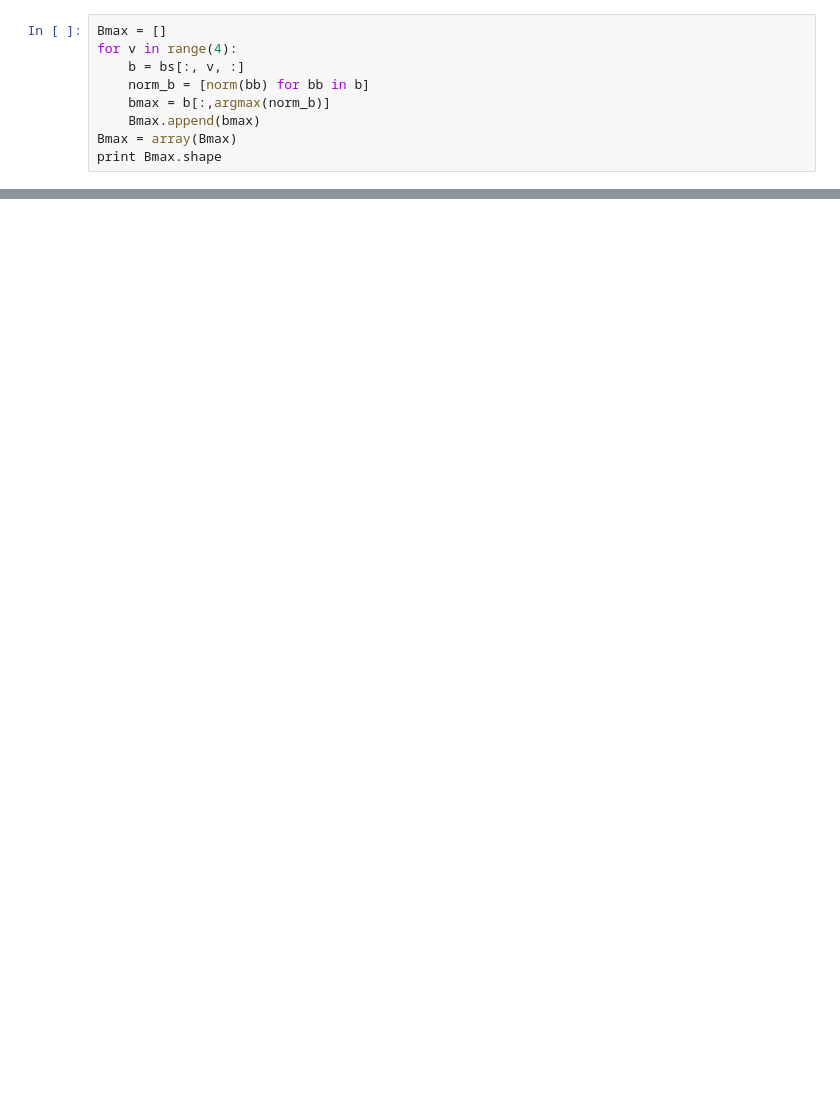
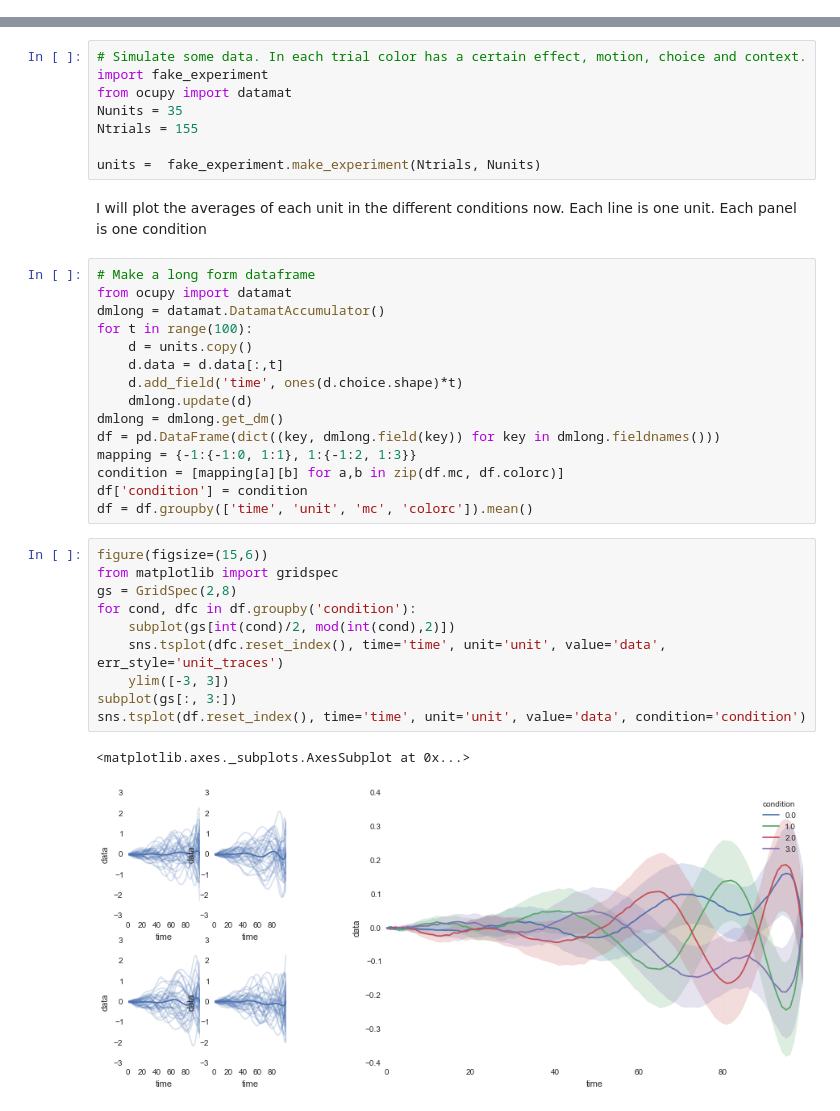
Before and after one commit to nwilming/statespace, a Jupyter notebook: State space analysis.ipynb, the cells around one changed output, grey strips where cells are left out. Drawn from its saved outputs; the diff is of its cells as text; blank space fills up the shorter version.

```diff
--- a/State space analysis.ipynb
+++ b/State space analysis.ipynb
@@ -192,9 +0,0 @@ for v in range(4):
-# %%
-Bmax = []
-for v in range(4):
-    b = bs[:, v, :]
-    norm_b = [norm(bb) for bb in b]
-    bmax = b[:,argmax(norm_b)]
-    Bmax.append(bmax)
-Bmax = array(Bmax)
-print Bmax.shape
@@ -231,0 +54,38 @@ print trials.shape
+# %%
+# Simulate some data. In each trial color has a certain effect, motion, choice and context.
+import fake_experiment
+from ocupy import datamat
+Nunits = 35
+Ntrials = 155
+
+units =  fake_experiment.make_experiment(Ntrials, Nunits)
+# %% [markdown]
+I will plot the averages of each unit in the different conditions now. Each line is one unit. Each panel is one condition
+# %%
+# Make a long form dataframe
+from ocupy import datamat
+dmlong = datamat.DatamatAccumulator()
+for t in range(100):
+    d = units.copy()
+    d.data = d.data[:,t]
+    d.add_field('time', ones(d.choice.shape)*t)
+    dmlong.update(d)
+dmlong = dmlong.get_dm()
+df = pd.DataFrame(dict((key, dmlong.field(key)) for key in dmlong.fieldnames()))
+mapping = {-1:{-1:0, 1:1}, 1:{-1:2, 1:3}}
+condition = [mapping[a][b] for a,b in zip(df.mc, df.colorc)]
+df['condition'] = condition
+df = df.groupby(['time', 'unit', 'mc', 'colorc']).mean()
+# %%
+figure(figsize=(15,6))
+from matplotlib import gridspec
+gs = GridSpec(2,8)
+for cond, dfc in df.groupby('condition'):
+    subplot(gs[int(cond)/2, mod(int(cond),2)])
+    sns.tsplot(dfc.reset_index(), time='time', unit='unit', value='data', err_style='unit_traces')
+    ylim([-3, 3])
+subplot(gs[:, 3:])
+sns.tsplot(df.reset_index(), time='time', unit='unit', value='data', condition='condition')
+# %% [output]
+<matplotlib.axes._subplots.AxesSubplot at 0x...>
+[figure, added]
```
Also changed, not shown: parts of 34 cells of this notebook, 3 other files.
